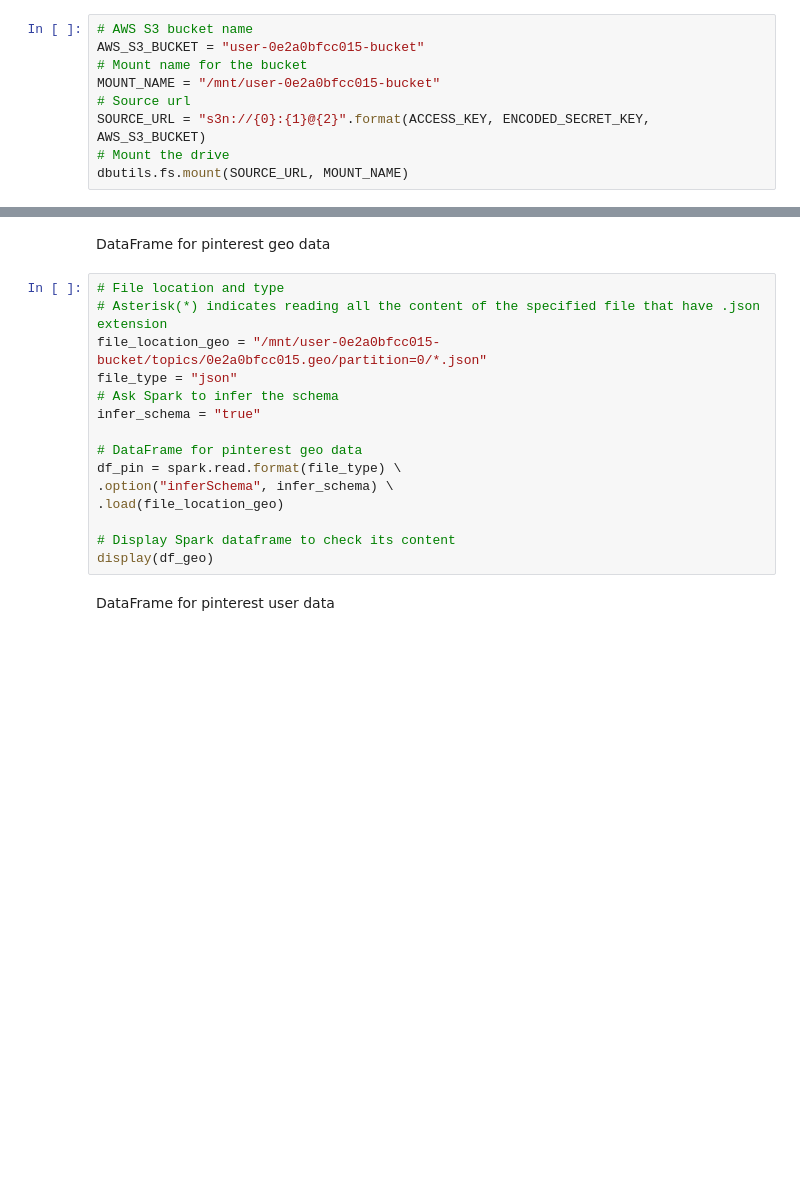
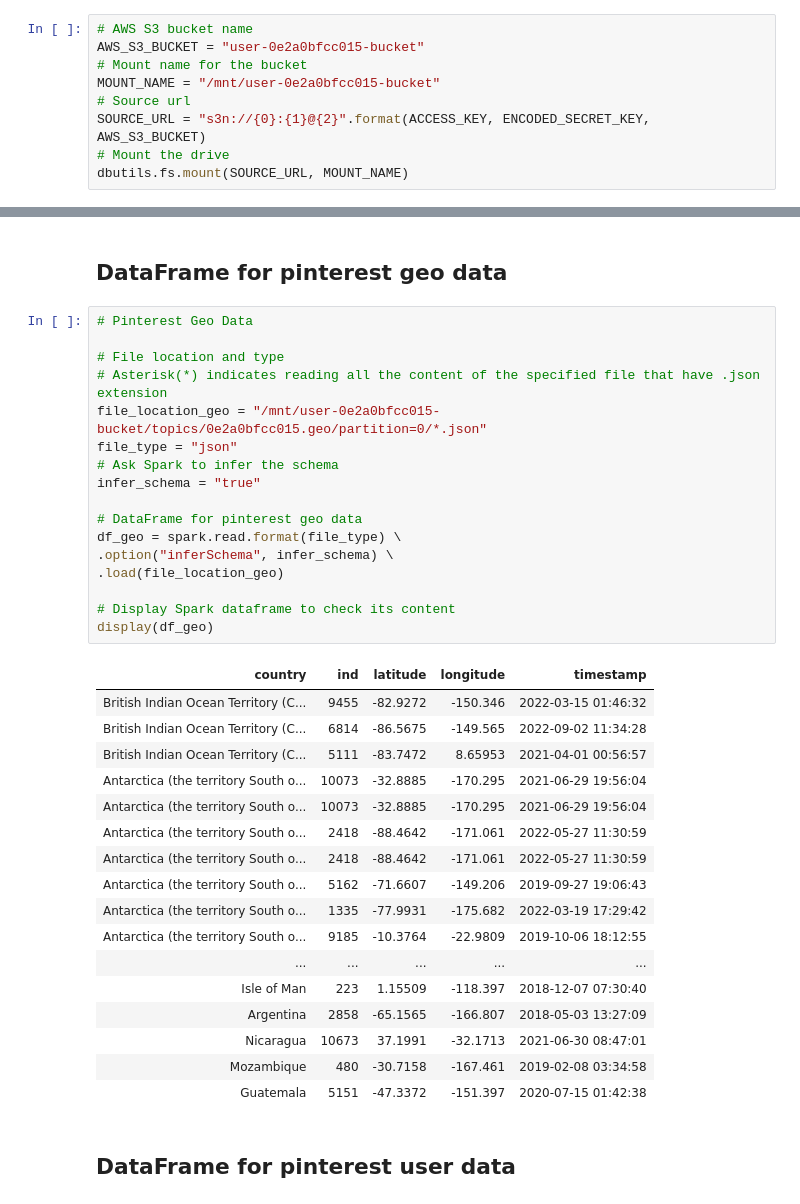
Before and after one commit to javeer89/pinterest-data-pipeline507, a Jupyter notebook: databricks/0e2a0bfcc015 - #1 - MountS3.ipynb, the cells around one changed output, grey strips where cells are left out. Drawn from its saved outputs; the diff is of its cells as text; blank space fills up the shorter version.

```diff
--- a/databricks/0e2a0bfcc015 - #1 - MountS3.ipynb
+++ b/databricks/0e2a0bfcc015 - #1 - MountS3.ipynb
@@ -78,20 +80,40 @@ display(df_pin)
 # %% [markdown]
-DataFrame for pinterest geo data
+## DataFrame for pinterest geo data
 # %%
+# Pinterest Geo Data
+
 # File location and type
 # Asterisk(*) indicates reading all the content of the specified file that have .json extension
 file_location_geo = "/mnt/user-0e2a0bfcc015-bucket/topics/0e2a0bfcc015.geo/partition=0/*.json"
 file_type = "json"
 # Ask Spark to infer the schema
 infer_schema = "true"
 
 # DataFrame for pinterest geo data
-df_pin = spark.read.format(file_type) \
+df_geo = spark.read.format(file_type) \
 .option("inferSchema", infer_schema) \
 .load(file_location_geo)
 
 # Display Spark dataframe to check its content
 display(df_geo)
+# %% [output]
+| country | ind | latitude | longitude | timestamp |
+| British Indian Ocean Territory (C... | 9455 | -82.9272 | -150.346 | 2022-03-15 01:46:32 |
+| British Indian Ocean Territory (C... | 6814 | -86.5675 | -149.565 | 2022-09-02 11:34:28 |
+| British Indian Ocean Territory (C... | 5111 | -83.7472 | 8.65953 | 2021-04-01 00:56:57 |
+| Antarctica (the territory South o... | 10073 | -32.8885 | -170.295 | 2021-06-29 19:56:04 |
+| Antarctica (the territory South o... | 10073 | -32.8885 | -170.295 | 2021-06-29 19:56:04 |
+| Antarctica (the territory South o... | 2418 | -88.4642 | -171.061 | 2022-05-27 11:30:59 |
+| Antarctica (the territory South o... | 2418 | -88.4642 | -171.061 | 2022-05-27 11:30:59 |
+| Antarctica (the territory South o... | 5162 | -71.6607 | -149.206 | 2019-09-27 19:06:43 |
+| Antarctica (the territory South o... | 1335 | -77.9931 | -175.682 | 2022-03-19 17:29:42 |
+| Antarctica (the territory South o... | 9185 | -10.3764 | -22.9809 | 2019-10-06 18:12:55 |
+| ... | ... | ... | ... | ... |
+| Isle of Man | 223 | 1.15509 | -118.397 | 2018-12-07 07:30:40 |
+| Argentina | 2858 | -65.1565 | -166.807 | 2018-05-03 13:27:09 |
+| Nicaragua | 10673 | 37.1991 | -32.1713 | 2021-06-30 08:47:01 |
+| Mozambique | 480 | -30.7158 | -167.461 | 2019-02-08 03:34:58 |
+| Guatemala | 5151 | -47.3372 | -151.397 | 2020-07-15 01:42:38 |
 # %% [markdown]
-DataFrame for pinterest user data
+## DataFrame for pinterest user data
 # %%
```
Also changed, not shown: parts of 19 cells of this notebook, 4 other files.
